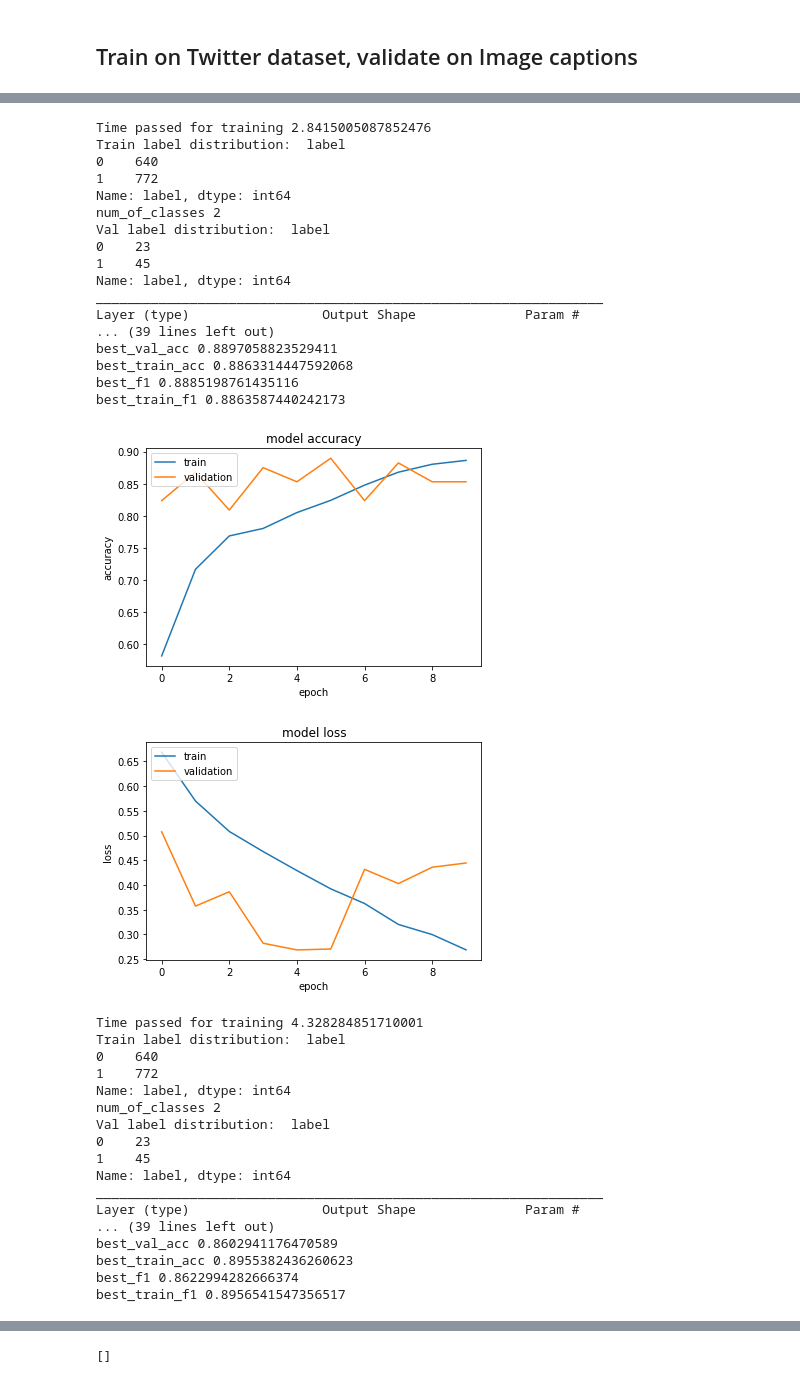
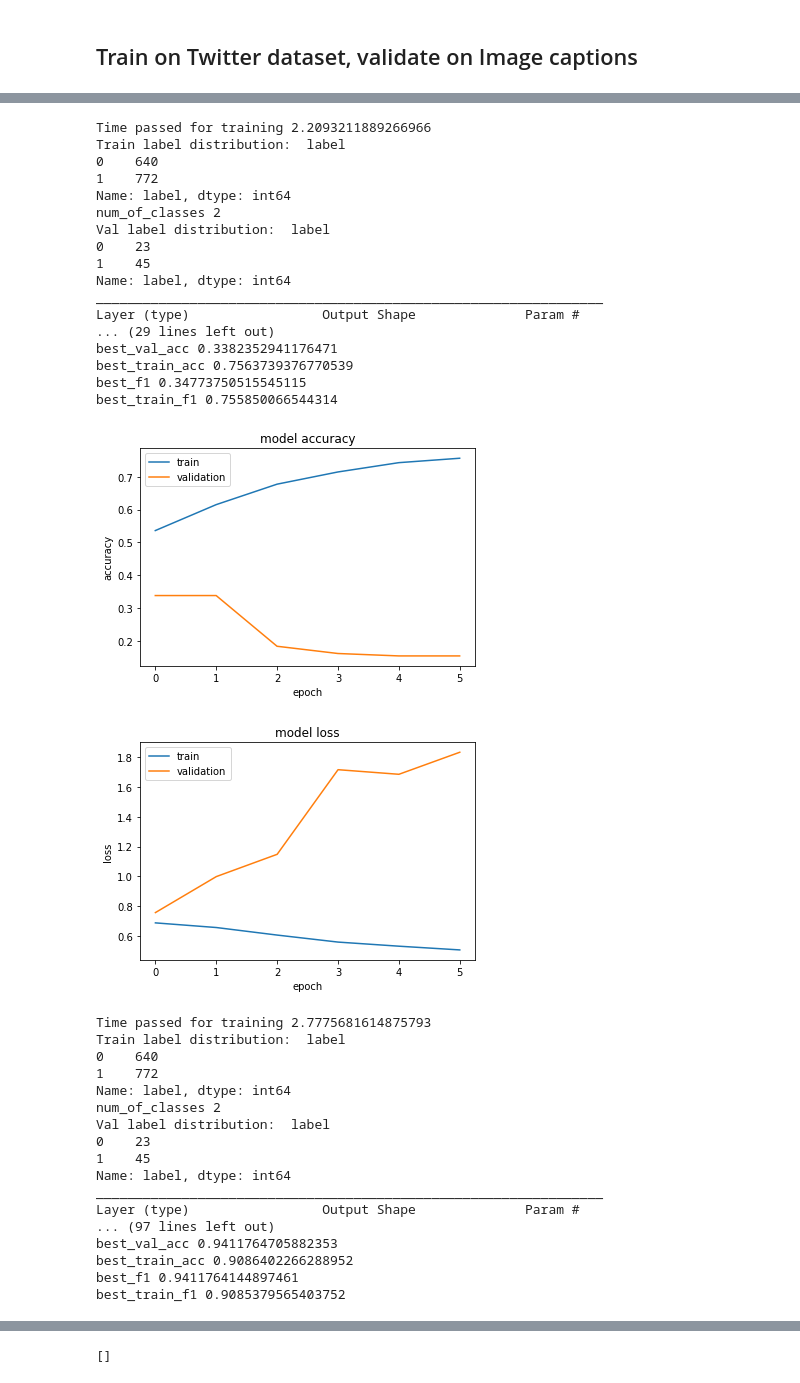
Before and after one commit to elkhand/human-emotions-classifier, a Jupyter notebook: Keras-LSTM-based sentiment analysis of OASIS dataset captions.ipynb, the cells around one changed output, grey strips where cells are left out. Cells and saved outputs as stored; diff of their text form; code cells hidden in the pictures.

Commit message:
simplified model, Cross-validation val accuracy results: 0.73% (+/- 0.25%)

```diff
--- a/Keras-LSTM-based sentiment analysis of OASIS dataset captions.ipynb
+++ b/Keras-LSTM-based sentiment analysis of OASIS dataset captions.ipynb
@@ -618,10 +618,10 @@ def build_model(isBinaryClassification, max_seq_len, num_of_classes, embedding_d
     model = Sequential()
     model.add(Masking(mask_value=0., input_shape=(None, embedding_dim)))
     #, dropout=dropout, recurrent_dropout=recurrent_dropout
-    model.add(GRU(max_seq_len,return_sequences=True))
-    model.add(GRU(max_seq_len // 2,return_sequences=True))
+    model.add(GRU(max_seq_len,return_sequences=True, dropout=dropout, recurrent_dropout=recurrent_dropout))
+    #model.add(GRU(max_seq_len // 2,return_sequences=True, dropout=dropout, recurrent_dropout=recurrent_dropout))
     #model.add(Dropout(dropout))
-    model.add(GRU(max_seq_len))
+    model.add(GRU(max_seq_len, dropout=dropout, recurrent_dropout=recurrent_dropout))
     #model.add(Dropout(dropout))
 
 
@@ -712,8 +712,8 @@ def twitter_train_StratifiedKFold(isBinaryClassification):
                                 num_of_classes,
                                 embedding_dim=300,
                                 hidden_layer_dim=40,
-                                dropout=0.3,
-                                recurrent_dropout=0.3,# 0.3
+                                dropout=0.2,
+                                recurrent_dropout=0.2,# 0.3
                                 final_activation=final_activation
                                 )
         plot_model(model, to_file= 'model/model.png', show_shapes=True, show_layer_names=True)#
@@ -732,7 +732,7 @@ def twitter_train_StratifiedKFold(isBinaryClassification):
         callbacks_list = [ checkpoint, early_stopping, reduce_lr]  #
         history = model.fit(x=X_train,
                           y=y_train,
-                          batch_size=16,# 64 seems fine, 32 is better
+                          batch_size=32,# 64 seems fine, 32 is better
                           epochs=100,
                           verbose=1,
                           validation_data = (X_val, y_val),
@@ -824,23 +824,23 @@ best_train_f1 0.9074928635401083
-Time passed for training 2.8415005087852476
+Time passed for training 2.2093211889266966
 Train label distribution:  label
 0    640
 1    772
 Name: label, dtype: int64
 num_of_classes 2
 Val label distribution:  label
 0    23
 1    45
 Name: label, dtype: int64
 _________________________________________________________________
 Layer (type)                 Output Shape              Param #
-... (39 lines left out)
-best_val_acc 0.8897058823529411
-best_train_acc 0.8863314447592068
-best_f1 0.8885198761435116
-best_train_f1 0.8863587440242173
+... (29 lines left out)
+best_val_acc 0.3382352941176471
+best_train_acc 0.7563739376770539
+best_f1 0.34773750515545115
+best_train_f1 0.755850066544314
-[figure, old version]
+[figure, new version]
-[figure, old version]
+[figure, new version]
-Time passed for training 4.328284851710001
+Time passed for training 2.7775681614875793
 Train label distribution:  label
 0    640
 1    772
@@ -852,8 +852,8 @@ Val label distribution:  label
 Name: label, dtype: int64
 _________________________________________________________________
 Layer (type)                 Output Shape              Param #
-... (39 lines left out)
-best_val_acc 0.8602941176470589
-best_train_acc 0.8955382436260623
-best_f1 0.8622994282666374
-best_train_f1 0.8956541547356517
+... (97 lines left out)
+best_val_acc 0.9411764705882353
+best_train_acc 0.9086402266288952
+best_f1 0.9411764144897461
+best_train_f1 0.9085379565403752
```
Also changed, not shown: parts of 1 cell of this notebook, 1 other file.
